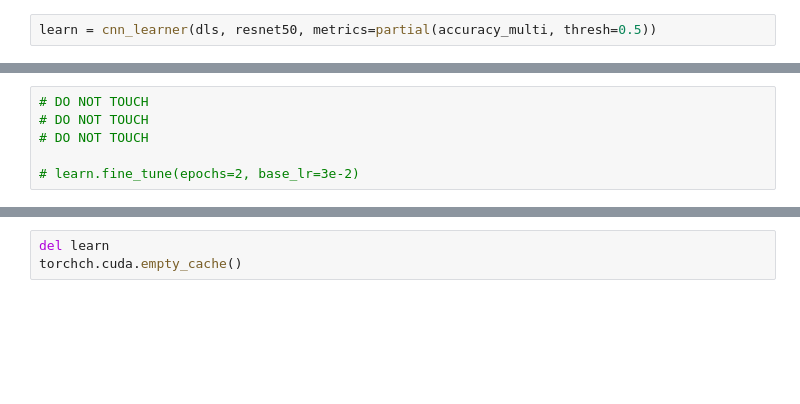
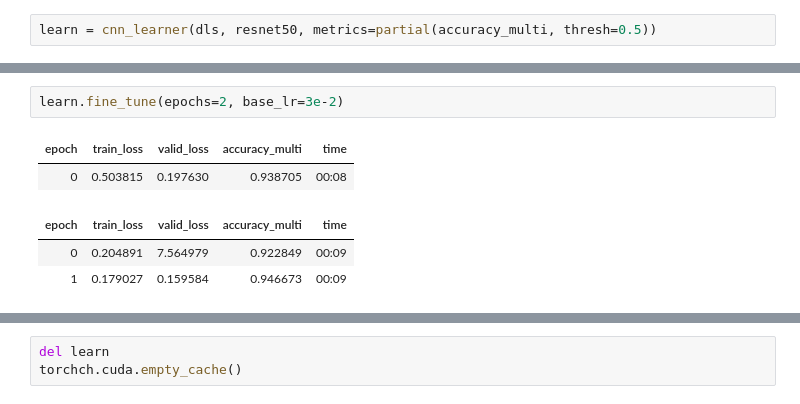
Before and after one commit to florent-haffner/datascience-playground, a Jupyter notebook: notebooks/fastai - multilabel classification.ipynb, the cells around one changed output, grey strips where cells are left out. Cells and saved outputs as stored; diff of their text form; blank space fills up the shorter version.

```diff
--- a/notebooks/fastai - multilabel classification.ipynb
+++ b/notebooks/fastai - multilabel classification.ipynb
@@ -62,6 +68,8 @@ SuggestedLRs(valley=0.0010000000474974513)
 # %%
-# DO NOT TOUCH
-# DO NOT TOUCH
-# DO NOT TOUCH
-
-# learn.fine_tune(epochs=2, base_lr=3e-2)
+learn.fine_tune(epochs=2, base_lr=3e-2)
+# %% [output]
+| epoch | train_loss | valid_loss | accuracy_multi | time |
+| 0 | 0.503815 | 0.197630 | 0.938705 | 00:08 |
+| epoch | train_loss | valid_loss | accuracy_multi | time |
+| 0 | 0.204891 | 7.564979 | 0.922849 | 00:09 |
+| 1 | 0.179027 | 0.159584 | 0.946673 | 00:09 |
```
Also changed, not shown: parts of 50 cells of this notebook, 4 other files.
